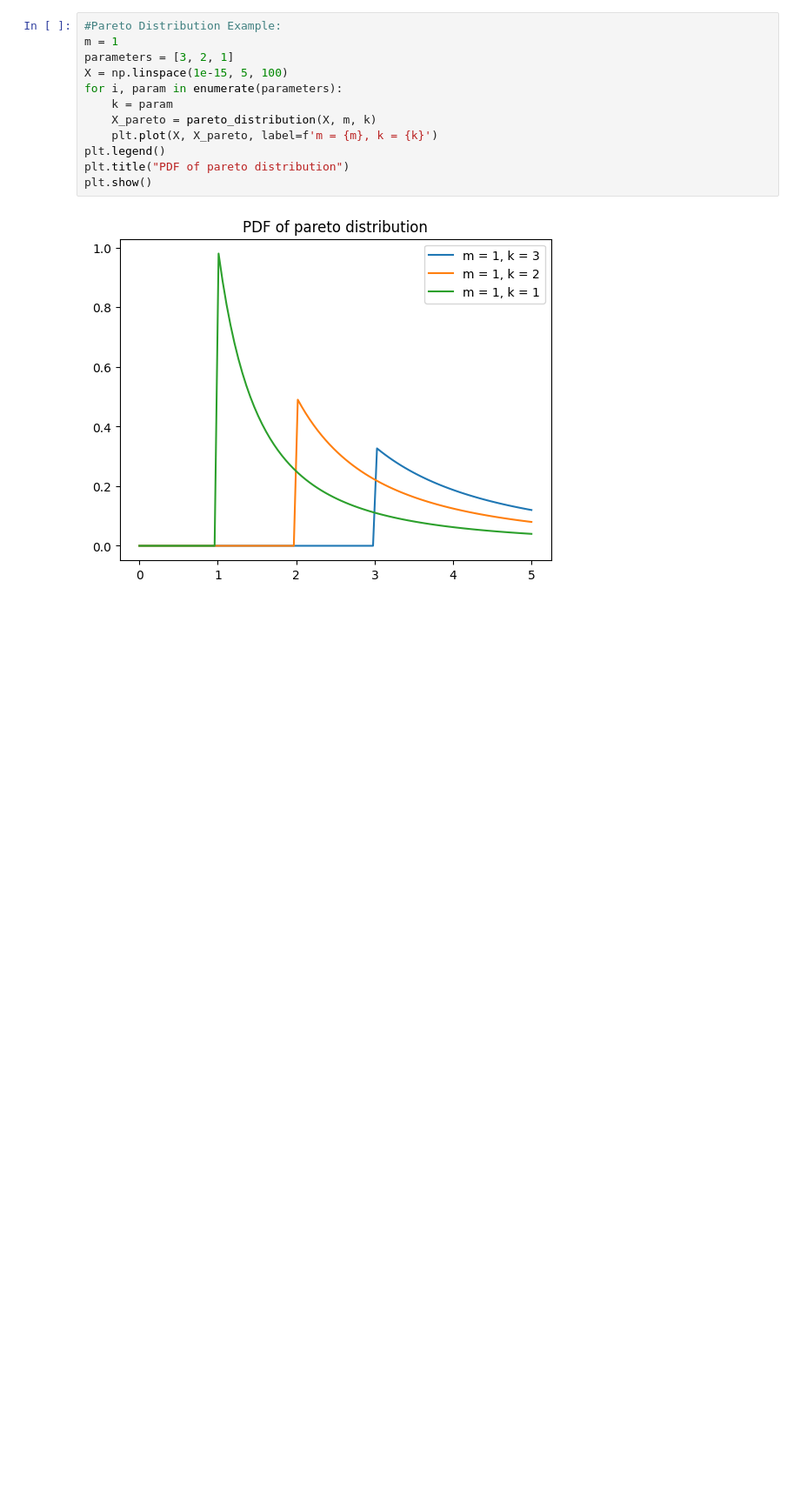
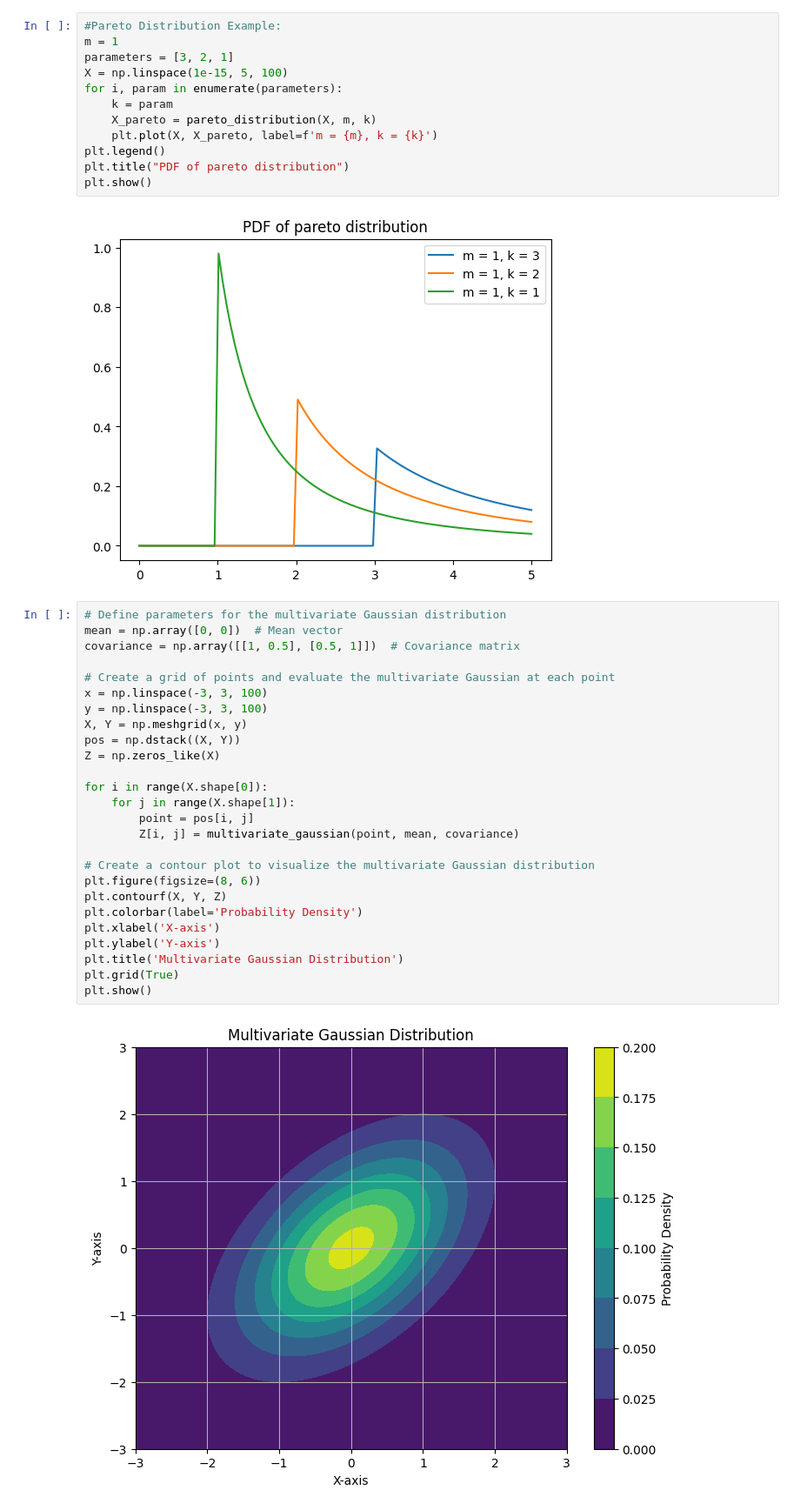
Before and after one commit to cherifseye/CogniCraft, a Jupyter notebook: probablity/examples.ipynb, the cells around one changed output. Shown: that part at 87% size. Drawn from its saved outputs; the diff is of its cells as text; blank space fills up the shorter version.

Commit message:
Multivariate distributions with examples

```diff
--- a/probablity/examples.ipynb
+++ b/probablity/examples.ipynb
@@ -149,3 +149,31 @@ plt.title("PDF of pareto distribution")
 plt.show()
 # %% [output]
 [figure]
+# %%
+# Define parameters for the multivariate Gaussian distribution
+mean = np.array([0, 0])  # Mean vector
+covariance = np.array([[1, 0.5], [0.5, 1]])  # Covariance matrix
+
+# Create a grid of points and evaluate the multivariate Gaussian at each point
+x = np.linspace(-3, 3, 100)
+y = np.linspace(-3, 3, 100)
+X, Y = np.meshgrid(x, y)
+pos = np.dstack((X, Y))
+Z = np.zeros_like(X)
+
+for i in range(X.shape[0]):
+    for j in range(X.shape[1]):
+        point = pos[i, j]
+        Z[i, j] = multivariate_gaussian(point, mean, covariance)
+
+# Create a contour plot to visualize the multivariate Gaussian distribution
+plt.figure(figsize=(8, 6))
+plt.contourf(X, Y, Z)
+plt.colorbar(label='Probability Density')
+plt.xlabel('X-axis')
+plt.ylabel('Y-axis')
+plt.title('Multivariate Gaussian Distribution')
+plt.grid(True)
+plt.show()
+# %% [output]
+[figure, added]
```
Also changed, not shown: parts of 3 cells of this notebook, 3 other files.
